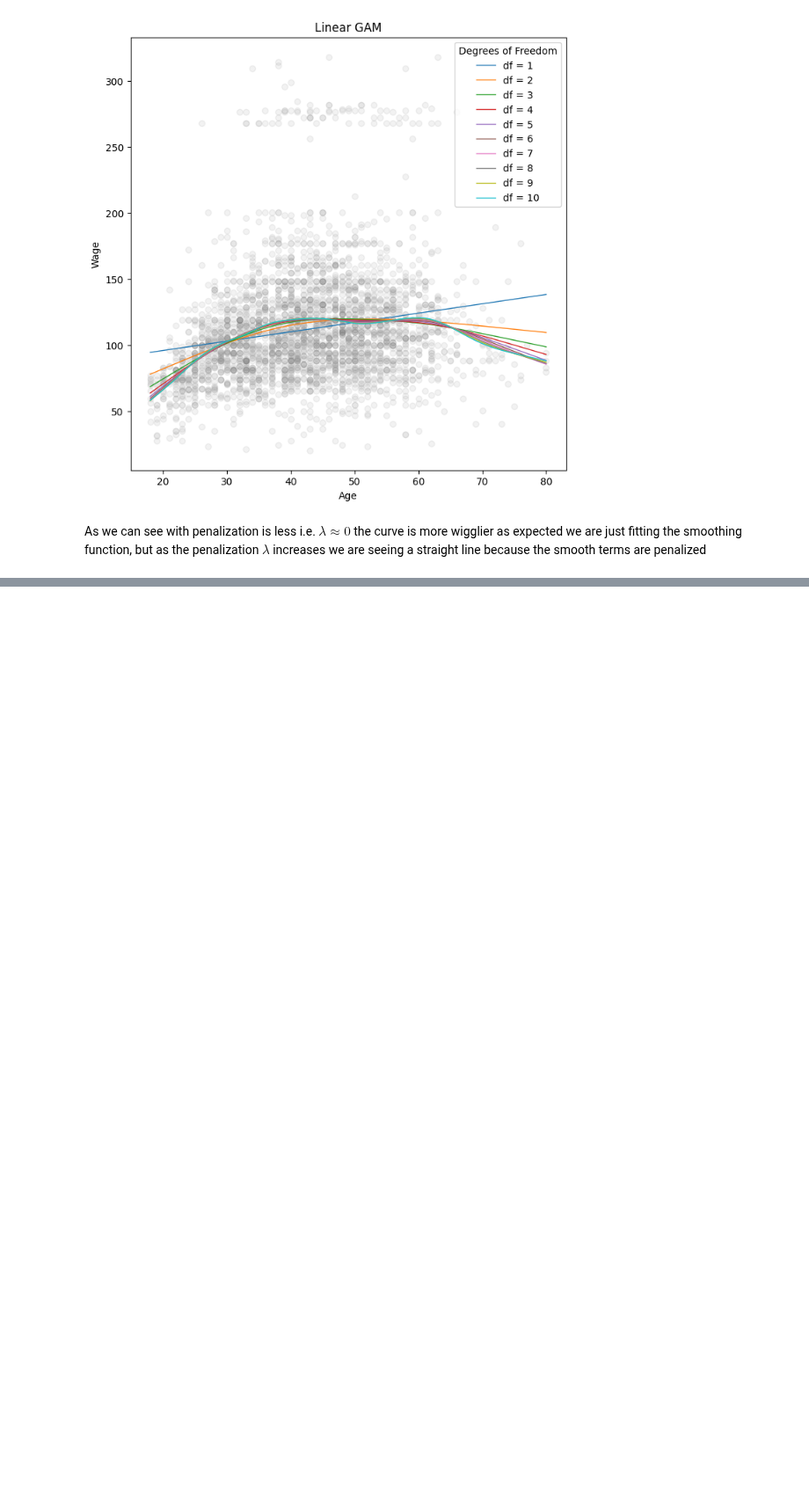
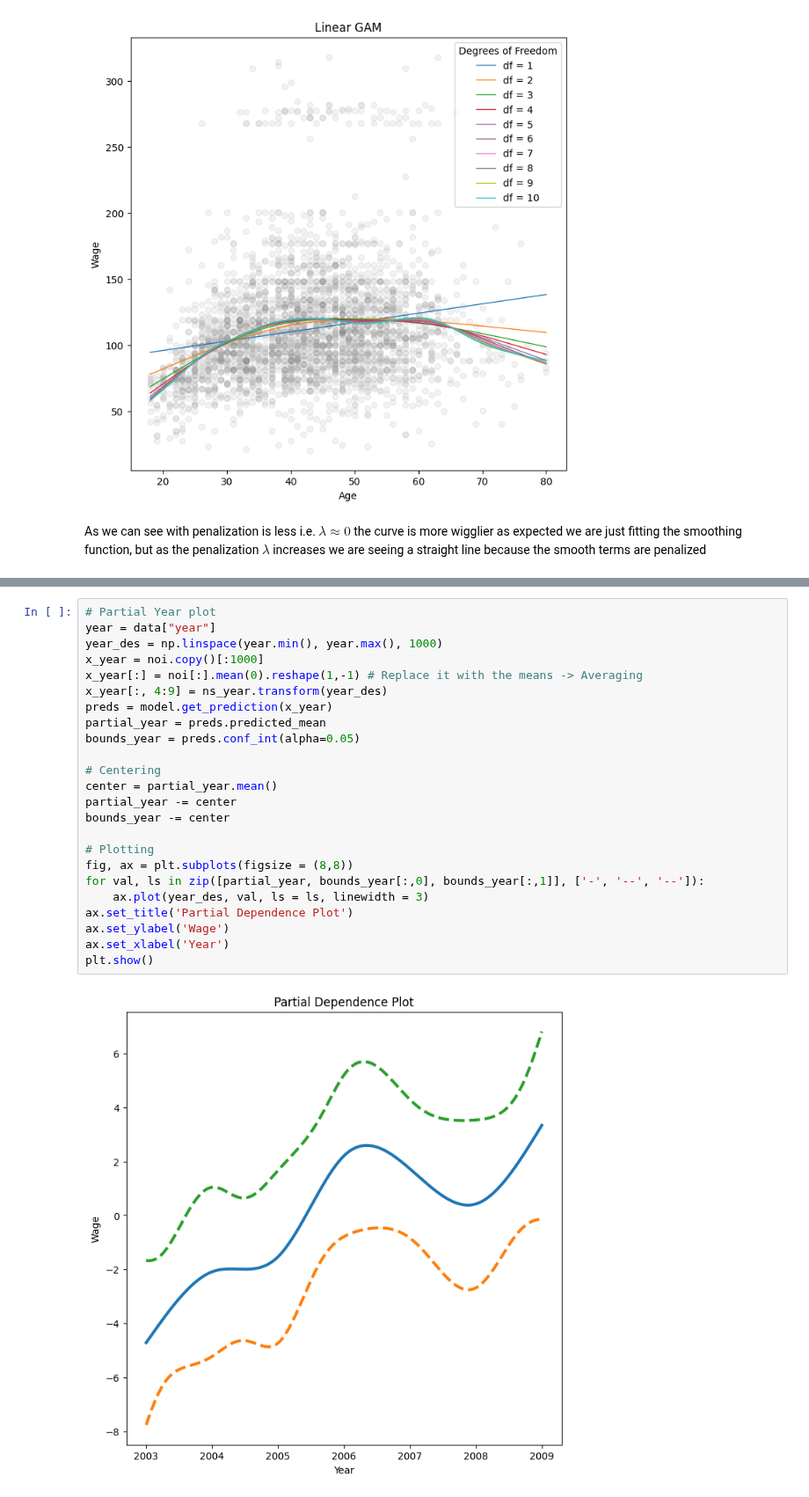
Before and after one commit to kkkamur07/ISL-Learning, a Jupyter notebook: NonLinearity/nonLinearityLab.ipynb, the cells around one changed output, grey strips where cells are left out. Shown at 88% size. Saved outputs shown, nothing was run; the diff lists cells and outputs as text; blank space fills up the shorter version.

```diff
--- a/NonLinearity/nonLinearityLab.ipynb
+++ b/NonLinearity/nonLinearityLab.ipynb
@@ -384,0 +435,26 @@ As we can see with penalization is less i.e. $\lambda \approx 0$ the curve is mo
+# %%
+# Partial Year plot
+year = data["year"]
+year_des = np.linspace(year.min(), year.max(), 1000)
+x_year = noi.copy()[:1000]
+x_year[:] = noi[:].mean(0).reshape(1,-1) # Replace it with the means -> Averaging
+x_year[:, 4:9] = ns_year.transform(year_des)
+preds = model.get_prediction(x_year)
+partial_year = preds.predicted_mean
+bounds_year = preds.conf_int(alpha=0.05)
+
+# Centering
+center = partial_year.mean()
+partial_year -= center
+bounds_year -= center
+
+# Plotting
+fig, ax = plt.subplots(figsize = (8,8))
+for val, ls in zip([partial_year, bounds_year[:,0], bounds_year[:,1]], ['-', '--', '--']):
+    ax.plot(year_des, val, ls = ls, linewidth = 3)
+ax.set_title('Partial Dependence Plot')
+ax.set_ylabel('Wage')
+ax.set_xlabel('Year')
+plt.show()
+# %% [output]
+[figure, added]
```
Also changed, not shown: parts of 19 cells of this notebook.
